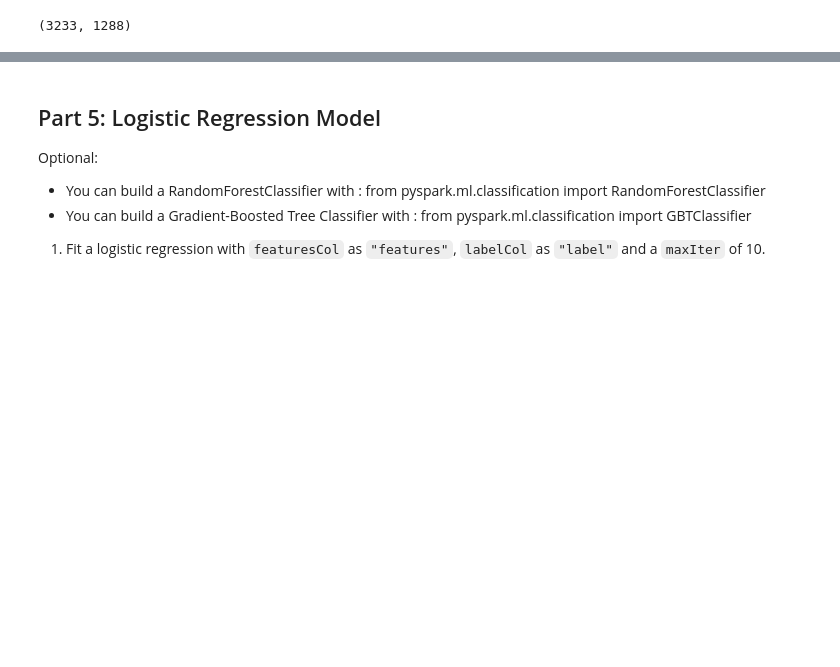
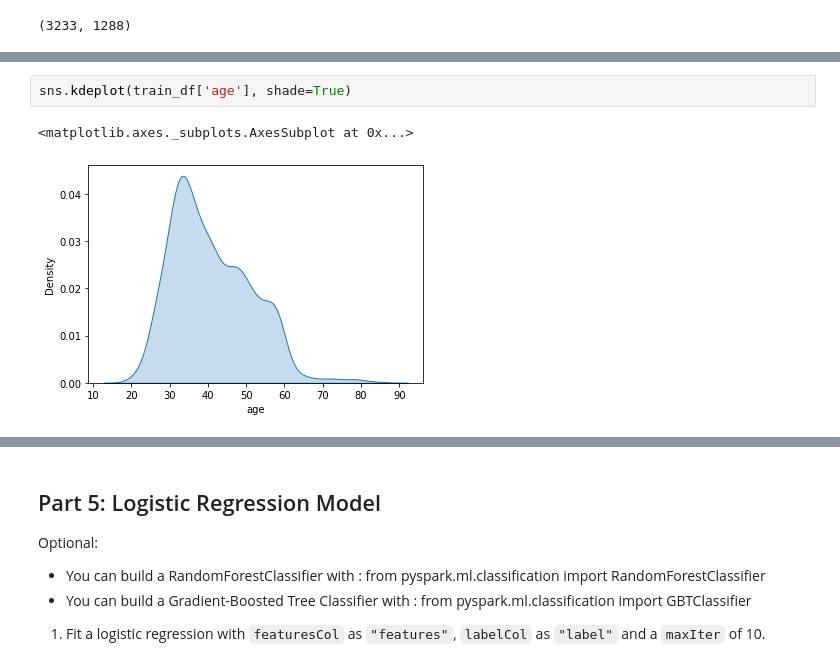
Before and after one commit to JonathanGrant/MLE-10, a Jupyter notebook: assignments/week-05-big-data/nb/subscription-prediction.ipynb, the cells around one changed output, grey strips where cells are left out. Drawn from its saved outputs; the diff is of its cells as text; blank space fills up the shorter version.

```diff
--- a/assignments/week-05-big-data/nb/subscription-prediction.ipynb
+++ b/assignments/week-05-big-data/nb/subscription-prediction.ipynb
@@ -513,0 +548,5 @@ train.count(), test.count()
+# %%
+sns.kdeplot(train_df['age'], shade=True)
+# %% [output]
+<matplotlib.axes._subplots.AxesSubplot at 0x...>
+[figure, added]
```
Also changed, not shown: parts of 14 cells of this notebook.
